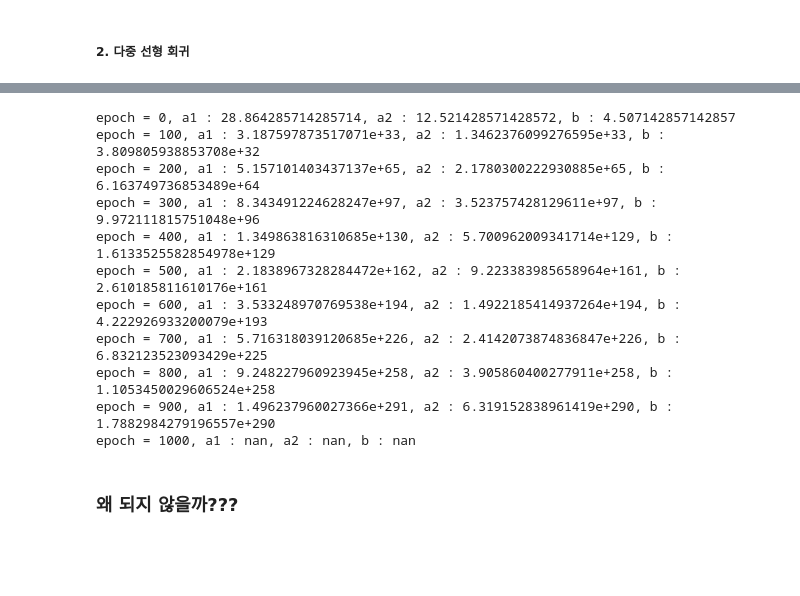
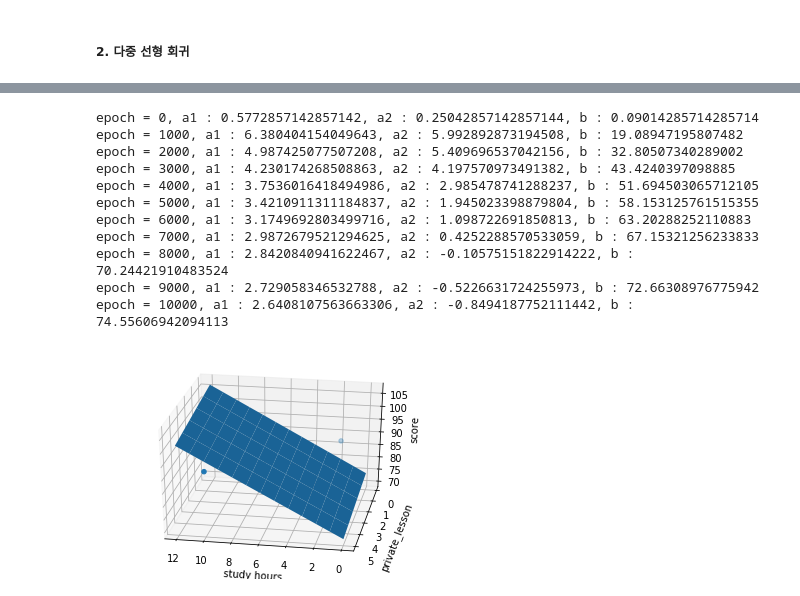
Before and after one commit to cos18/everybody-deeplearning, a Jupyter notebook: ch04/linear_regression.ipynb, the cells around one changed output, grey strips where cells are left out. Cells and saved outputs as stored; diff of their text form; code cells hidden in the pictures; blank space fills up the shorter version.

```diff
--- a/ch04/linear_regression.ipynb
+++ b/ch04/linear_regression.ipynb
@@ -90,7 +99,7 @@ a1 = 0
 a2 = 0
 b = 0
 
-for i in range(1001):
+for i in range(10001):
     score_predict = a1 * time_data + a2 * lesson_data + b
     error = score_data - score_predict
     a1_diff = - (1 / len(time_data)) * sum(time_data * error)
@@ -100,19 +109,43 @@ for i in range(1001):
     a2 = a2 - learning_rate * a2_diff
     b = b - learning_rate * b_diff
 
-    if i % 100 == 0:
+    if i % 1000 == 0:
         print("epoch = {}, a1 : {}, a2 : {}, b : {}".format(i, a1, a2, b))
 # %% [output]
-epoch = 0, a1 : 28.864285714285714, a2 : 12.521428571428572, b : 4.507142857142857
-epoch = 100, a1 : 3.187597873517071e+33, a2 : 1.3462376099276595e+33, b : 3.809805938853708e+32
-epoch = 200, a1 : 5.157101403437137e+65, a2 : 2.1780300222930885e+65, b : 6.163749736853489e+64
-epoch = 300, a1 : 8.343491224628247e+97, a2 : 3.523757428129611e+97, b : 9.972111815751048e+96
-epoch = 400, a1 : 1.349863816310685e+130, a2 : 5.700962009341714e+129, b : 1.6133525582854978e+129
-epoch = 500, a1 : 2.1838967328284472e+162, a2 : 9.223383985658964e+161, b : 2.610185811610176e+161
-epoch = 600, a1 : 3.533248970769538e+194, a2 : 1.4922185414937264e+194, b : 4.222926933200079e+193
-epoch = 700, a1 : 5.716318039120685e+226, a2 : 2.4142073874836847e+226, b : 6.832123523093429e+225
-epoch = 800, a1 : 9.248227960923945e+258, a2 : 3.905860400277911e+258, b : 1.1053450029606524e+258
-epoch = 900, a1 : 1.496237960027366e+291, a2 : 6.319152838961419e+290, b : 1.7882984279196557e+290
-epoch = 1000, a1 : nan, a2 : nan, b : nan
+epoch = 0, a1 : 0.5772857142857142, a2 : 0.25042857142857144, b : 0.09014285714285714
+epoch = 1000, a1 : 6.380404154049643, a2 : 5.992892873194508, b : 19.08947195807482
+epoch = 2000, a1 : 4.987425077507208, a2 : 5.409696537042156, b : 32.80507340289002
+epoch = 3000, a1 : 4.230174268508863, a2 : 4.197570973491382, b : 43.4240397098885
+epoch = 4000, a1 : 3.7536016418494986, a2 : 2.985478741288237, b : 51.694503065712105
+epoch = 5000, a1 : 3.4210911311184837, a2 : 1.945023398879804, b : 58.153125761515355
+epoch = 6000, a1 : 3.1749692803499716, a2 : 1.098722691850813, b : 63.20288252110883
+epoch = 7000, a1 : 2.9872679521294625, a2 : 0.4252288570533059, b : 67.15321256233833
+epoch = 8000, a1 : 2.8420840941622467, a2 : -0.10575151822914222, b : 70.24421910483524
+epoch = 9000, a1 : 2.729058346532788, a2 : -0.5226631724255973, b : 72.66308976775942
+epoch = 10000, a1 : 2.6408107563663306, a2 : -0.8494187752111442, b : 74.55606942094113
-# %% [markdown]
-### 왜 되지 않을까???
+# %%
+point  = np.array([1, 2, 3])
+normal = np.array([a1, a2, -1])
+
+# a1*time + a2*lesson + (-score) + b = 0
+# [a,b,c] is the normal. Thus, we have to calculate
+# d and we're set
+
+# create x,y
+xx, yy = np.meshgrid(range(13), range(6))
+
+# calculate corresponding z
+z = (-normal[0] * xx - normal[1] * yy - b) * 1. /normal[2]
+
+# plot the surface
+plt3d = plt.figure().gca(projection='3d')
+plt3d.set_xlabel('study hours')
+plt3d.set_ylabel('private_lesson')
+plt3d.set_zlabel('score')
+plt3d.dist = 10
+plt3d.scatter(time, lesson, score)
+plt3d.plot_surface(xx, yy, z)
+plt3d.view_init(30, 100)
+plt.show()
+# %% [output]
+[figure, added]
```
Also changed, not shown: parts of 5 cells of this notebook, 5 other files.
